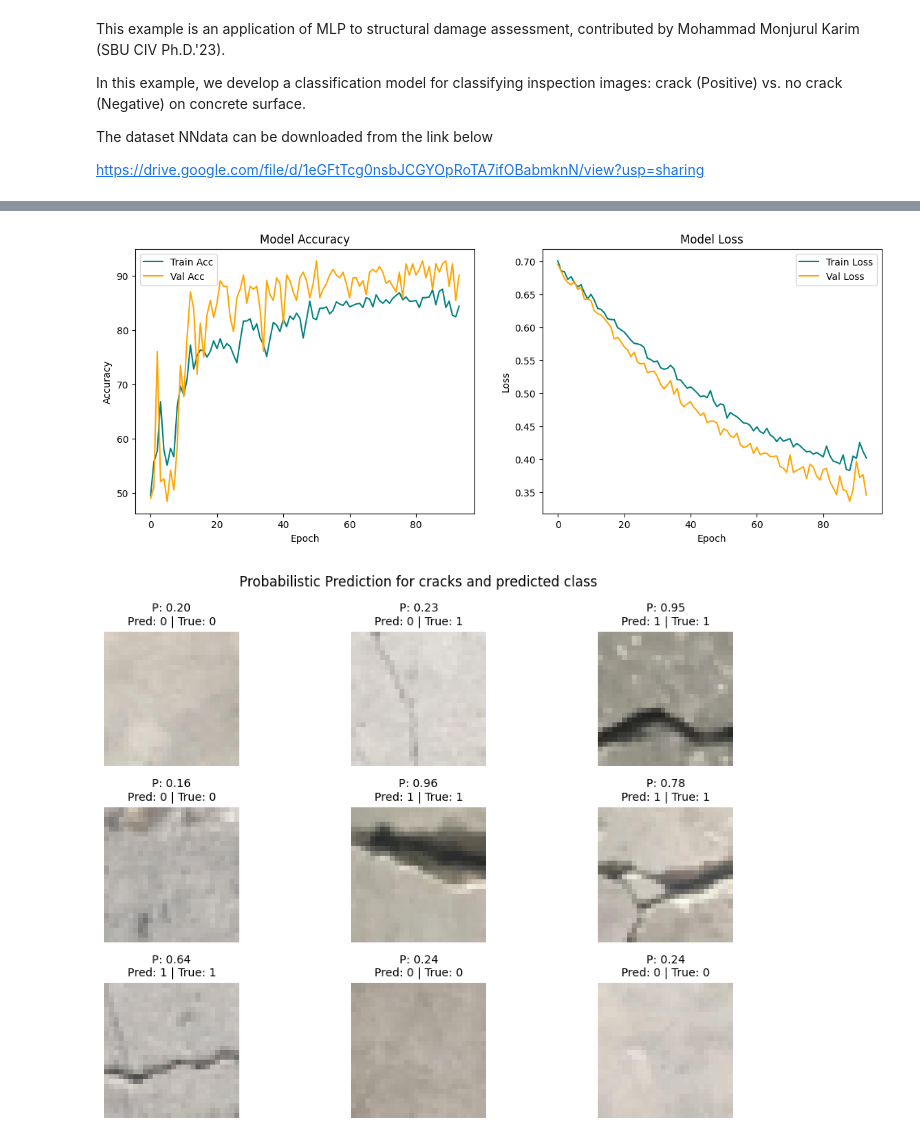
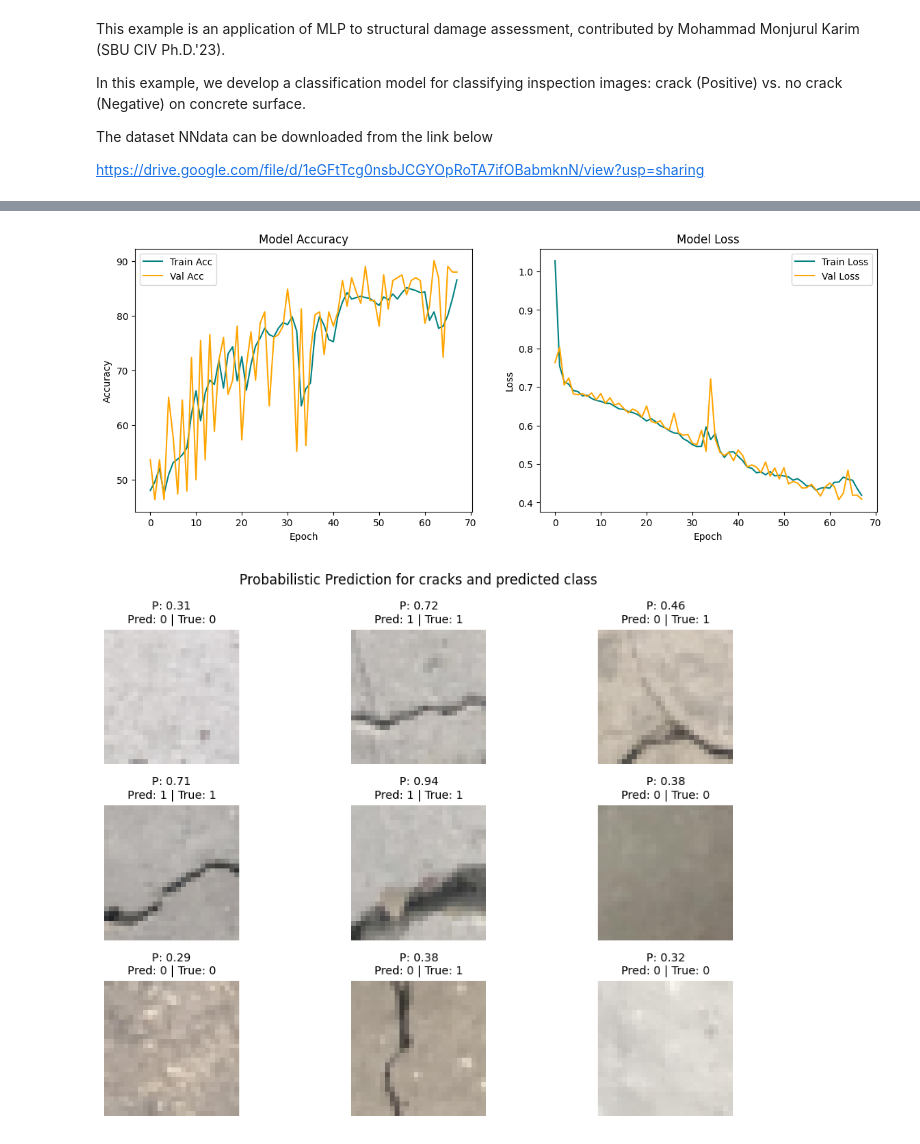
Before and after one commit to SBU-r/CIV555-FS25, a Jupyter notebook: Jupyter Notebooks/9. Neural_Networks.ipynb, the cells around one changed output, grey strips where cells are left out. Saved outputs shown, nothing was run; the diff lists cells and outputs as text; code cells hidden in the pictures.

```diff
--- a/Jupyter Notebooks/9. Neural_Networks.ipynb
+++ b/Jupyter Notebooks/9. Neural_Networks.ipynb
@@ -267,7 +267,7 @@ batch_size = 128
 max_epochs = 100
 max_wait = 5
 eps_early = 1e-8
-lr = 0.0001
+lr = 0.0005
 checkpoint_filepath = 'Data/NNdata/model_best_weights_CrackRec.pth' # change the path to where you would like to save your model
 
 device = torch.device("cuda" if torch.cuda.is_available() else "cpu") # cpu should be fine for this example
@@ -533,2 +533,2 @@ Loss: 0.3892 | Accuracy: 87.08%
-[figure, old version]
+[figure, new version]
-[figure, old version]
+[figure, new version]
```
Also changed, not shown: parts of 1 cell of this notebook.
